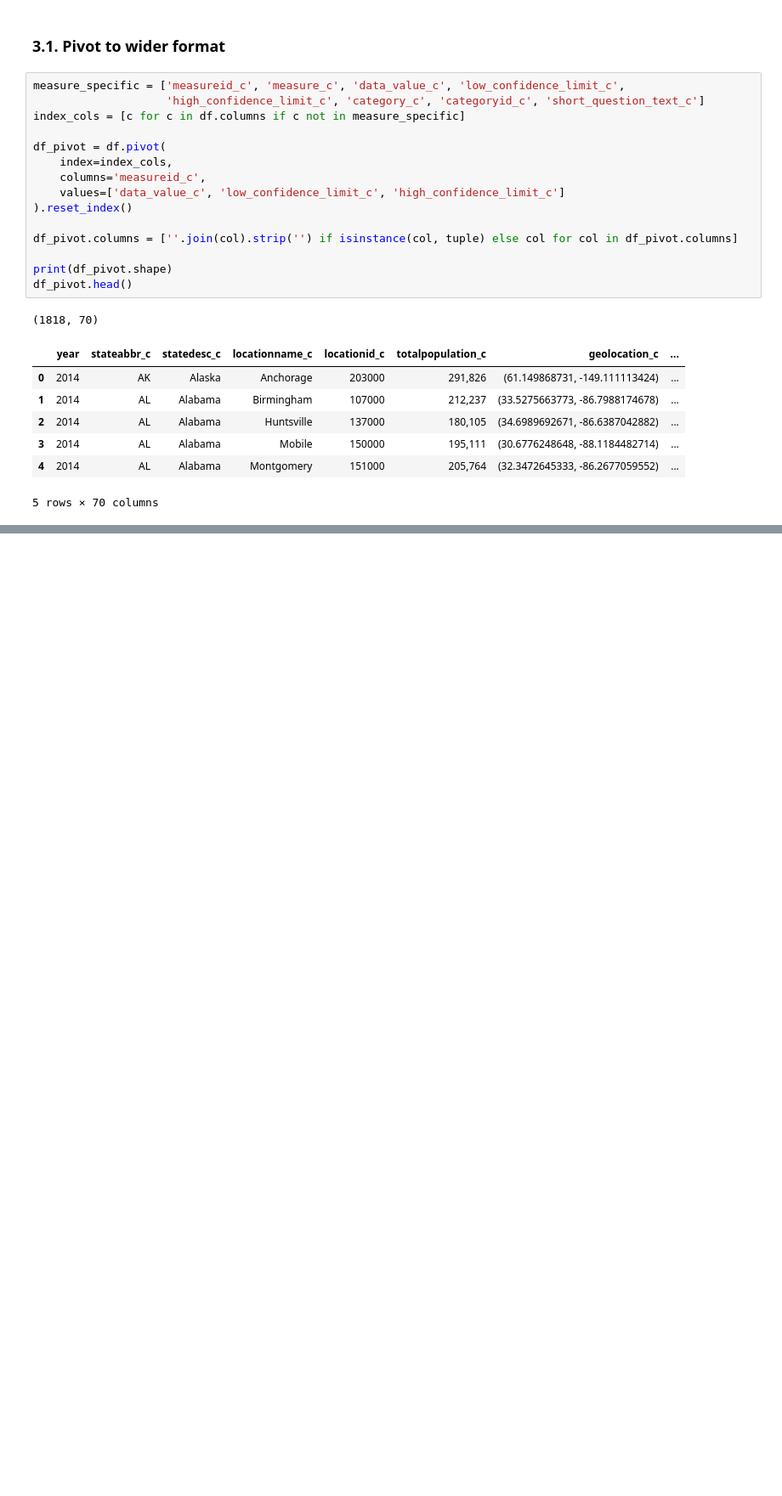
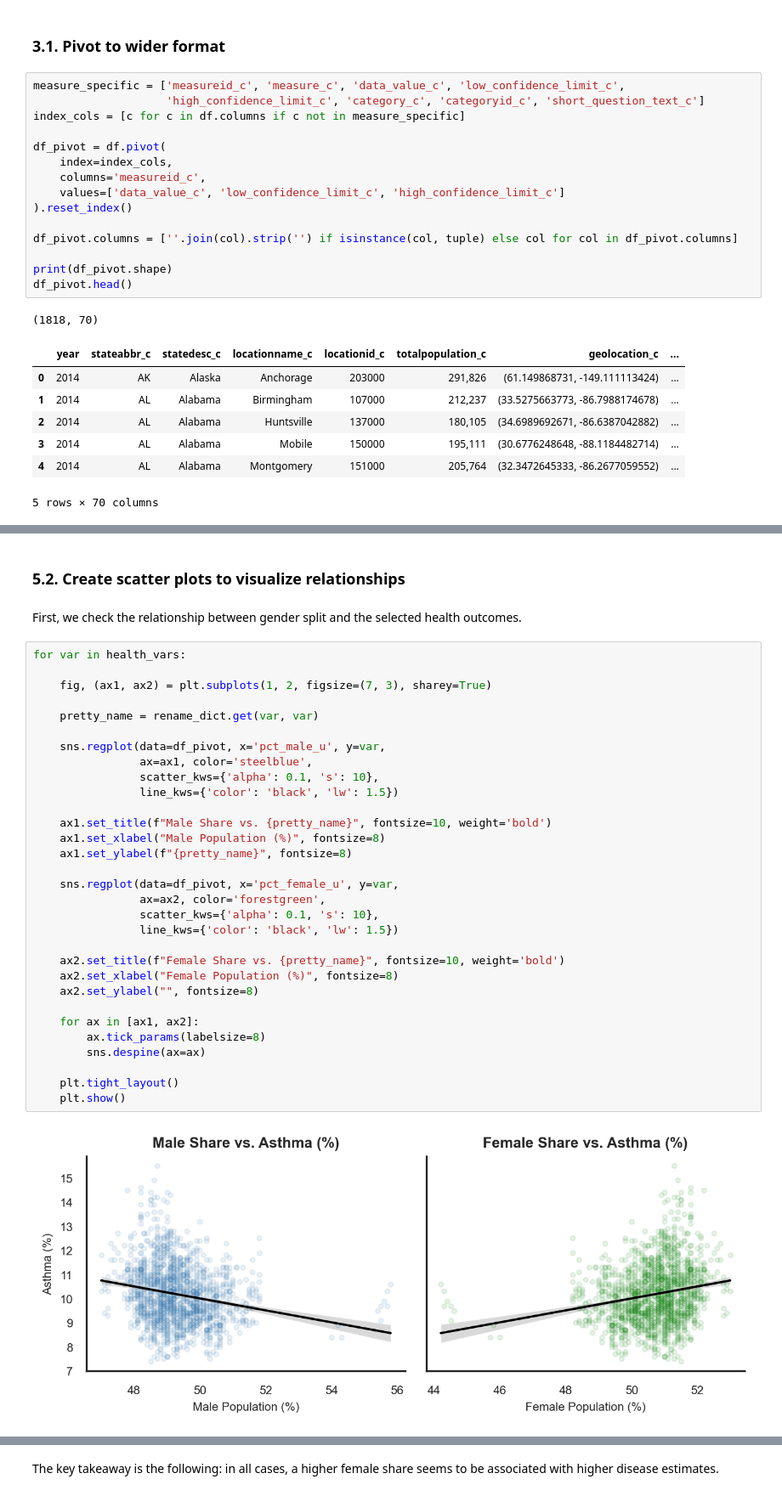
Before and after one commit to hertie-dsa-26/project-krasss, a Jupyter notebook: EDA/eda_bivariate.ipynb, the cells around one changed output, grey strips where cells are left out. Shown at 85% size. Drawn from its saved outputs; the diff is of its cells as text; blank space fills up the shorter version.

```diff
--- a/EDA/eda_bivariate.ipynb
+++ b/EDA/eda_bivariate.ipynb
@@ -133,0 +361,37 @@ Index(['year', 'stateabbr_c', 'statedesc_c', 'locationname_c', 'locationid_c',
+# %% [markdown]
+### 5.2. Create scatter plots to visualize relationships
+# %% [markdown]
+First, we check the relationship between gender split and the selected health outcomes.
+# %%
+for var in health_vars:
+
+    fig, (ax1, ax2) = plt.subplots(1, 2, figsize=(7, 3), sharey=True)
+
+    pretty_name = rename_dict.get(var, var)
+
+    sns.regplot(data=df_pivot, x='pct_male_u', y=var,
+                ax=ax1, color='steelblue',
+                scatter_kws={'alpha': 0.1, 's': 10},
+                line_kws={'color': 'black', 'lw': 1.5})
+
+    ax1.set_title(f"Male Share vs. {pretty_name}", fontsize=10, weight='bold')
+    ax1.set_xlabel("Male Population (%)", fontsize=8)
+    ax1.set_ylabel(f"{pretty_name}", fontsize=8)
+
+    sns.regplot(data=df_pivot, x='pct_female_u', y=var,
+                ax=ax2, color='forestgreen',
+                scatter_kws={'alpha': 0.1, 's': 10},
+                line_kws={'color': 'black', 'lw': 1.5})
+
+    ax2.set_title(f"Female Share vs. {pretty_name}", fontsize=10, weight='bold')
+    ax2.set_xlabel("Female Population (%)", fontsize=8)
+    ax2.set_ylabel("", fontsize=8)
+
+    for ax in [ax1, ax2]:
+        ax.tick_params(labelsize=8)
+        sns.despine(ax=ax)
+
+    plt.tight_layout()
+    plt.show()
+# %% [output]
+[figure, added]
@@ -133,0 +404,2 @@ Index(['year', 'stateabbr_c', 'statedesc_c', 'locationname_c', 'locationid_c',
+# %% [markdown]
+The key takeaway is the following: in all cases, a higher female share seems to be associated with higher disease estimates.
```
Also changed, not shown: parts of 32 cells of this notebook, 2 other files.
